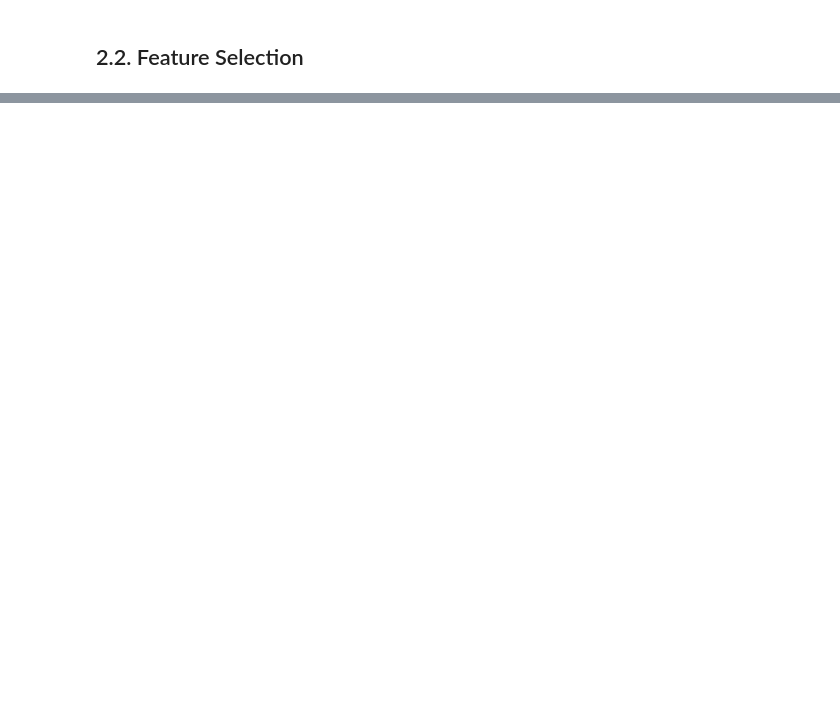
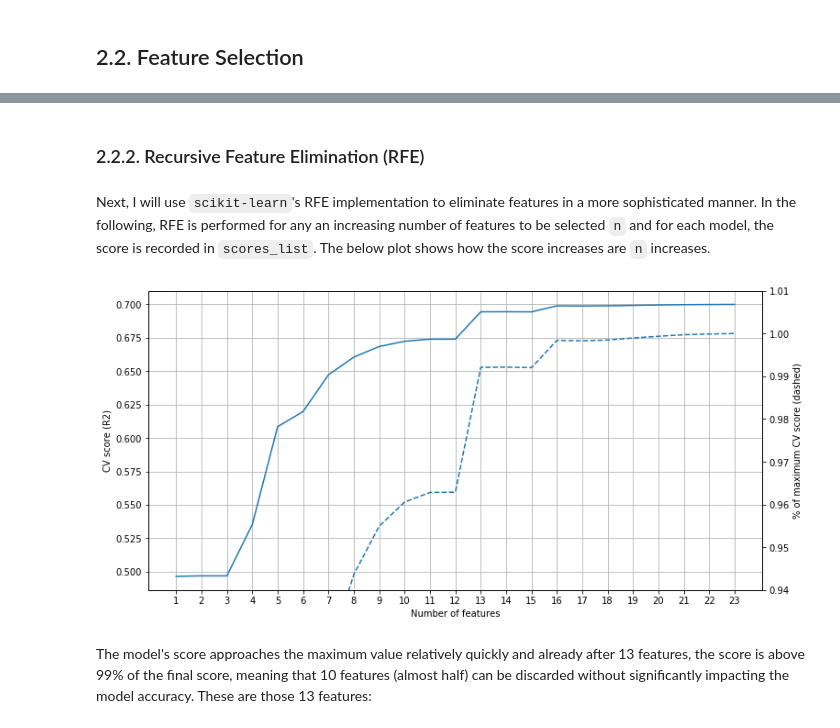
Before and after one commit to christopherbronner/house-prices, a Jupyter notebook: house_prices_deliver.ipynb, the cells around one changed output, grey strips where cells are left out. Cells and saved outputs as stored; diff of their text form; code cells hidden in the pictures; blank space fills up the shorter version.

Commit message:
Consolidated model code

```diff
--- a/house_prices_deliver.ipynb
+++ b/house_prices_deliver.ipynb
@@ -119,0 +155,9 @@ Median house price:     $450,000.00
+# %%
+# Linear Regression
+lr = LinearRegression()
+
+# Evaluate model with cross-validation
+cvs = cross_val_score(estimator=lr, X=X_train,
+                                    y=y_train,
+                                    cv=10, scoring='r2')
+print('CV score: %.3f ± %.3f' % (cvs.mean(), cvs.std()))
@@ -119,0 +168,5 @@ Median house price:     $450,000.00
+# %%
+lr.fit(X_train, y_train)
+coef_list = list(lr.coef_)
+name_list = list(X_train.columns)
+pd.Series(coef_list, index=name_list)
@@ -121,0 +283,33 @@ Median house price:     $450,000.00
+# %% [markdown]
+### 2.2.2. Recursive Feature Elimination (RFE)
+# %% [markdown]
+Next, I will use `scikit-learn`'s RFE implementation to eliminate features in a more sophisticated manner. In the following, RFE is performed for any an increasing number of features to be selected `n` and for each model, the score is recorded in `scores_list`. The below plot shows how the score increases are `n` increases.
+# %%
+features_range = range(1,24)
+scores_list = []
+
+for n in features_range:
+    rfe = RFE(lr, n, step=1)
+    rfe.fit(X_train, y_train)
+    scores_list.append(rfe.score(X_train, y_train))
+# %%
+fig, ax = plt.subplots(1,1, figsize=(12,6))
+
+# Regular sized plot
+ax.plot(features_range, scores_list)
+ax.set_xlabel('Number of features')
+ax.set_ylabel('CV score (R2)')
+ax.set_xticks(features_range)
+ax.grid()
+
+# Vertical magnification
+axR = ax.twinx()
+axR.plot(features_range, scores_list/max(scores_list), linestyle='--')
+axR.set_ylabel('% of maximum CV score (dashed)')
+axR.set_ylim(0.94,1.01)
+
+plt.show()
+# %% [output]
+[figure, added]
+# %% [markdown]
+The model's score approaches the maximum value relatively quickly and already after 13 features, the score is above 99% of the final score, meaning that 10 features (almost half) can be discarded without significantly impacting the model accuracy. These are those 13 features:
```
Also changed, not shown: parts of 58 cells of this notebook, 2 other files.
